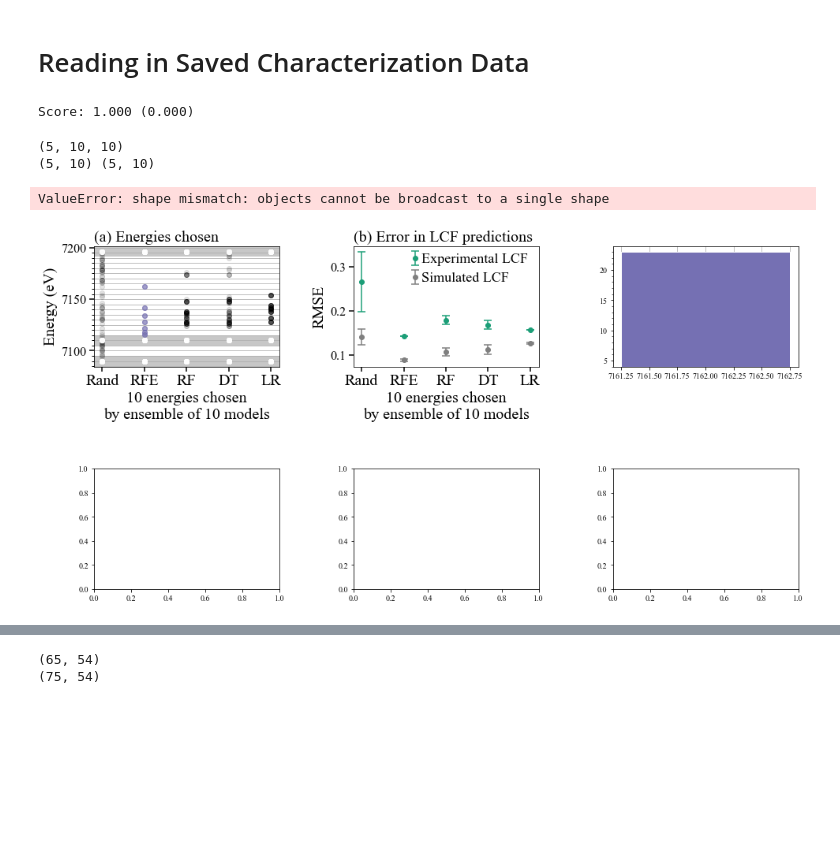
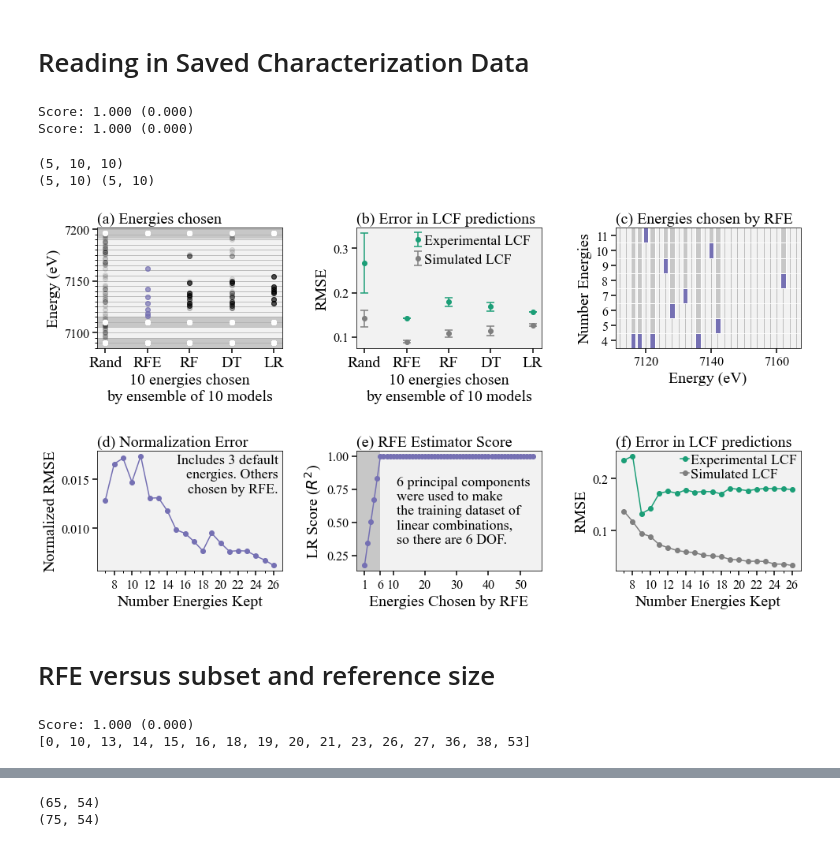
Before and after one commit to stetef/nano-XANES-microscopy-of-Fe, a Jupyter notebook: RFE characterization.ipynb, the cells around one changed output, grey strips where cells are left out. Saved outputs shown, nothing was run; the diff lists cells and outputs as text; code cells hidden in the pictures; blank space fills up the shorter version.

```diff
--- a/RFE characterization.ipynb
+++ b/RFE characterization.ipynb
@@ -340,8 +340,8 @@ indices = [13, 15, 16, 18, 19, 22, 25, 26, 33, 37, 47, 53]
 
 ncols = 3
 nrows = 2
-space = 0.5
-fig, axes = plt.subplots(figsize=(4.2 * ncols, 3 * nrows + space), ncols=ncols, nrows=nrows)
+space = 0.8
+fig, axes = plt.subplots(figsize=(4. * ncols, 2.5 * nrows + space), ncols=ncols, nrows=nrows)
 plt.subplots_adjust(wspace=0., hspace=space)
 
 Ranks = np.array([len(x) * reps
@@ -385,11 +385,13 @@ for i, axl in enumerate(axes):
     for j, ax in enumerate(axl):
         ax.set_yticks([])
         ax.set_xticks(xticks)
+        ax.set_xlabel('Energy (eV)', fontsize=20)
         for xv in xticks:
             ax.axvline(xv, linewidth=1, color=plt.cm.tab20(15), zorder=1)
         ax.tick_params(length=6, width=1.5, labelsize=18)
         ax.set_facecolor(plt.cm.Pastel1(9))
         if j != 2:
             ax.set_ylim(axes[i, 0].get_ylim())
-        ax.set_title(titles[i][j], fontsize=23, loc='left')
+        ax.set_title(titles[i][j], fontsize=21, loc='left')
+plt.savefig('Figures/RFE_trained_on_PCA_vs_spectra.png', dpi=600, bbox_inches='tight')
 # %% [output]
@@ -574,7 +576,7 @@ df3.to_csv(f'RFE Characterization/Norm_errors.csv')
 #     print(f'Exp LCF score: {score}')
 # %%
 ensemble_size = 10
-n_energies = 7
+n_energies = 6
 models = ['Rand', 'RFE', 'RF', 'DT', 'LR']
 Sim_LCF_by_model = [[] for m in models]
 Exp_LCF_by_model = [[] for m in models]
@@ -632,6 +634,7 @@ for m, model in enumerate(models):
         indices.insert(0, 0)
         indices.insert(1, 10)
         indices.append(53)
+        indices = list(np.sort(indices))
         print(indices)
 
         prenormalized_subset = np.array(normalized_spectra)[:, indices]
@@ -702,10 +691,15 @@ projections = transformed_data @ pca.components_
 n_points_to_keep = np.array([4, 5, 6, 7, 8, 9, 10, 11, 12, 13, 14, 15, 16, 17, 18, 19, 20, 21, 22, 23])
 
 select = energy_point_selector.Selector(projections, transformed_data)
-RFE, _ = select.select_energy_points(estimator='Linear Regression', n_points=1,
+RFE, _ = select.select_energy_points(estimator='Linear Regression', n_points=4,
                                      verbose=True, scoring='r2')
+
+select = energy_point_selector.Selector(projections, transformed_data)
+rfe, _ = select.select_energy_points(estimator='Linear Regression', n_points=1,
+                                     verbose=True, scoring='r2')
 # %% [output]
 Score: 1.000 (0.000)
+Score: 1.000 (0.000)
 # %%
 ensemble_size = 10
 n_energies = 7
@@ -822,8 +816,8 @@ ax = axes[1, 0]
 whiteline_modes = [r'$max|\vec{x}|$', r'$max|\nabla\vec{x}|$']
 ax.plot(n_points_to_keep + 3, np.array(Norm_errors[0]) / (n_points_to_keep + 3), 'o-',
         label=whiteline_modes[0], c=plt.cm.Dark2(2))
-ax.plot(n_points_to_keep + 3, np.array(Norm_errors[1]) / (n_points_to_keep + 3), 'o-',
-        label=whiteline_modes[1], c=plt.cm.tab20(14))
+# ax.plot(n_points_to_keep + 3, np.array(Norm_errors[1]) / (n_points_to_keep + 3), 'o-',
+#         label=whiteline_modes[1], c=plt.cm.tab20(14))
 ax.set_xlabel('Number Energies Kept', fontsize=20)
 ax.tick_params(width=1.5, length=6, labelsize=16)
 ax.set_ylabel('Normalized RMSE', fontsize=20)
@@ -833,12 +827,12 @@ ax.tick_params(length=3, width=1., which='minor')
 ax.set_title('(d) Normalization Error', fontsize=20, loc='left')
 ax.text(0.98, 0.97, 'Includes 3 default\nenergies. Others\nchosen by RFE.', transform=ax.transAxes,
         fontsize=18, ha='right', va='top')
-leg = ax.legend(fontsize=15, framealpha=0, handlelength=.6, loc=3,
-                labelspacing=.1, handletextpad=0.12, bbox_to_anchor=(-0.05, -0.08))
+# leg = ax.legend(fontsize=15, framealpha=0, handlelength=.6, loc=3,
+#                 labelspacing=.1, handletextpad=0.12, bbox_to_anchor=(-0.05, -0.08))
 
 
 ax = axes[1, 1]
-ax.plot(np.arange(total_energies) + 1, np.flip(RFE.scores_), 'o-', c=plt.cm.Dark2(2))
+ax.plot(np.arange(total_energies) + 1, np.flip(rfe.scores_), 'o-', c=plt.cm.Dark2(2))
 ax.set_xlabel('Energies Chosen by RFE', fontsize=20)
 ax.tick_params(width=1.5, length=6, labelsize=16)
 ax.set_ylabel('LR Score ($R^2$)', fontsize=20)
@@ -848,32 +842,58 @@ rect = patches.Rectangle((ax.get_xlim()[0], ax.get_ylim()[1]),
                           -ax.get_xlim()[0] + 6,
                           -ax.get_ylim()[1], linewidth=1,
                           facecolor=plt.cm.tab20(15), zorder=1)
 ax.text(11, 0.85, '6 principal components\nwere used to make\n' +
         'the training dataset of\nlinear combinations,\n' +
         'so there are 6 DOF.', fontsize=18, ha='left', va='top')
 ax.add_patch(rect)
 
 
 ax = axes[1, 2]
 ax.plot(np.array(n_points_to_keep) + 3, np.array(Exp_LCF_scores),
         'o-', c=plt.cm.Dark2(0), label='Experimental LCF')
 ax.plot(np.array(n_points_to_keep) + 3, np.array(LCF_scores),
         'o-', c=plt.cm.tab20(14), label='Simulated LCF')
 ax.set_xlabel('Number Energies Kept', fontsize=20)
 ax.tick_params(width=1.5, length=6, labelsize=16)
 ax.set_ylabel('RMSE', fontsize=20)
 leg = ax.legend(fontsize=18, framealpha=0, handlelength=.6, loc=1,
                 labelspacing=.1, handletextpad=0.12, bbox_to_anchor=(1.05, 1.08))
 ax.set_title('(f) Error in LCF predictions', fontsize=20, loc='left')
 ax.xaxis.set_minor_locator(MultipleLocator(1))
 ax.xaxis.set_major_locator(MultipleLocator(2))
 ax.tick_params(length=3, width=1., which='minor')
 
 
 for axl in axes:
     for ax in axl:
         ax.set_facecolor(plt.cm.Pastel1(9))
 plt.savefig('Figures/RFE_characterization.png', dpi=600, bbox_inches='tight')
 # %% [output]
-ValueError: shape mismatch: objects cannot be broadcast to a single shape
-[figure, old version]
+[figure, new version]
+# %% [markdown]
+# RFE versus subset and reference size
+# %%
+basis = Refs.copy()
+N = 100000
+kwargs = {'N': N, 'scale': 0.0, 'dropout': 0.75}
+pca = PCA(n_components=6)
+pca = pca.fit(basis)
+
+n_points = 13
+
+data, coeffs = generate_linear_combos(basis, **kwargs)
+transformed_data = pca.transform(data)
+projections = transformed_data @ pca.components_
+
+select = energy_point_selector.Selector(projections, transformed_data)
+rfe, _ = select.select_energy_points(estimator='Linear Regression', n_points=n_points,
+                                     verbose=True, scoring='r2')
+
+indices = [i for i, boolean in enumerate(rfe.support_) if boolean == True]
+indices.insert(0, 0)
+indices.insert(1, 10)
+indices.append(53)
+print(indices)
+# %% [output]
+Score: 1.000 (0.000)
+[0, 10, 13, 14, 15, 16, 18, 19, 20, 21, 23, 26, 27, 36, 38, 53]
```
Also changed, not shown: parts of 6 cells of this notebook, 8 other files.
